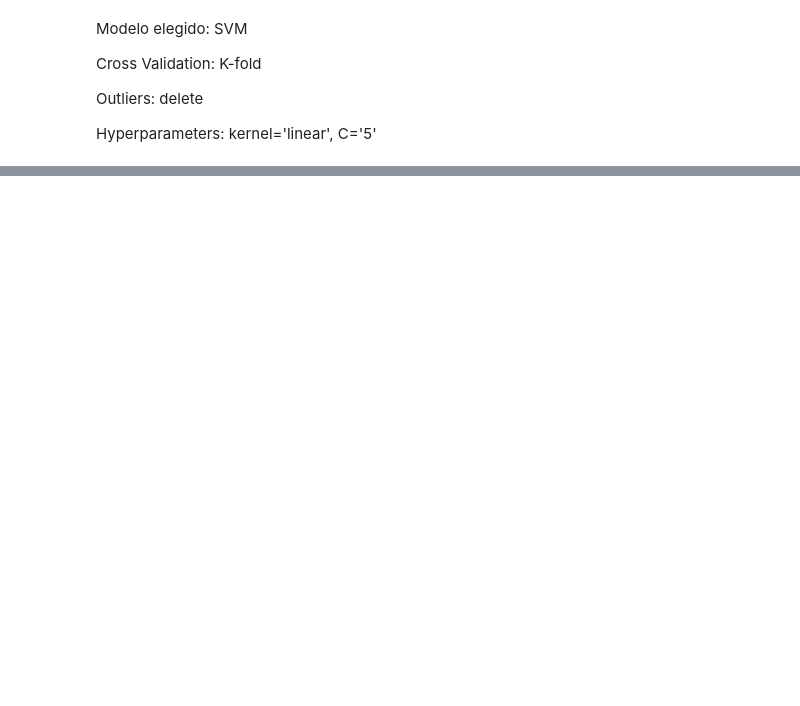
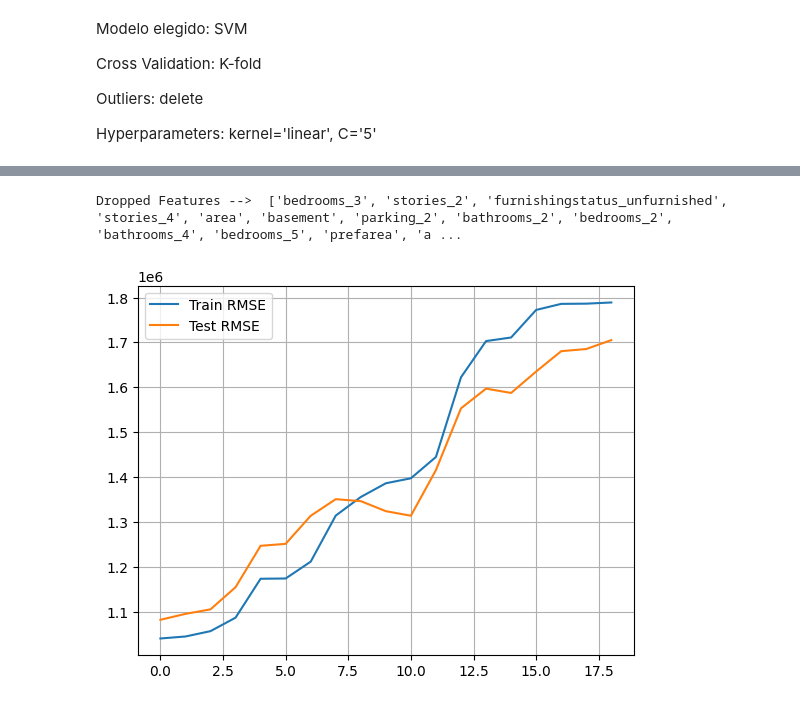
Before and after one commit to belenareal/machine_learning_projects, a Jupyter notebook: housing_prices/model.ipynb, the cells around one changed output, grey strips where cells are left out. Drawn from its saved outputs; the diff is of its cells as text; code cells hidden in the pictures; blank space fills up the shorter version.

```diff
--- a/housing_prices/model.ipynb
+++ b/housing_prices/model.ipynb
@@ -1073,0 +1097,2 @@ Hyperparameters: kernel='linear', C='5'
+# %%
+df = pd.read_csv('data/data_dummis.csv')
@@ -1073,0 +1217,47 @@ Hyperparameters: kernel='linear', C='5'
+# %%
+from sklearn.preprocessing import PolynomialFeatures
+from sklearn.feature_selection import RFE
+from statsmodels.stats.outliers_influence import variance_inflation_factor
+
+from sklearn.decomposition import PCA
+
+
+Trr=[]; Tss=[]; n=3
+order=['ord-'+str(i) for i in range(2,n)]
+#Trd = pd.DataFrame(np.zeros((10,n-2)), columns=order)
+#Tsd = pd.DataFrame(np.zeros((10,n-2)), columns=order)
+
+DROP=[];b=[]
+
+for i in range(len(Train_X_std.columns)):
+    vif = pd.DataFrame()
+    X = Train_X_std.drop(DROP,axis=1)
+    vif['Features'] = X.columns
+    vif['VIF'] = [variance_inflation_factor(X.values, i) for i in range(X.shape[1])]
+    vif['VIF'] = round(vif['VIF'], 2)
+    vif = vif.sort_values(by = "VIF", ascending = False)
+    vif.reset_index(drop=True, inplace=True)
+    if vif.loc[0][1]>1:
+        DROP.append(vif.loc[0][0])
+        LR = LinearRegression()
+        LR.fit(Train_X_std.drop(DROP,axis=1), Train_Y)
+
+        pred1 = LR.predict(Train_X_std.drop(DROP,axis=1))
+        pred2 = LR.predict(Test_X_std.drop(DROP,axis=1))
+
+        Trr.append(np.sqrt(mean_squared_error(Train_Y, pred1)))
+        Tss.append(np.sqrt(mean_squared_error(Test_Y, pred2)))
+
+        #Trd.loc[i,'ord-'+str(k)] = round(np.sqrt(mean_squared_error(Train_Y, pred1)),2)
+        #Tsd.loc[i,'ord-'+str(k)] = round(np.sqrt(mean_squared_error(Test_Y, pred2)),2)
+
+print('Dropped Features --> ',DROP)
+plt.plot(Trr, label='Train RMSE')
+plt.plot(Tss, label='Test RMSE')
+#plt.ylim([19.75,20.75])
+plt.legend()
+plt.grid()
+plt.show()
+# %% [output]
+Dropped Features -->  ['bedrooms_3', 'stories_2', 'furnishingstatus_unfurnished', 'stories_4', 'area', 'basement', 'parking_2', 'bathrooms_2', 'bedrooms_2', 'bathrooms_4', 'bedrooms_5', 'prefarea', 'a ...
+[figure, added]
```
Also changed, not shown: parts of 30 cells of this notebook, 3 other files.
